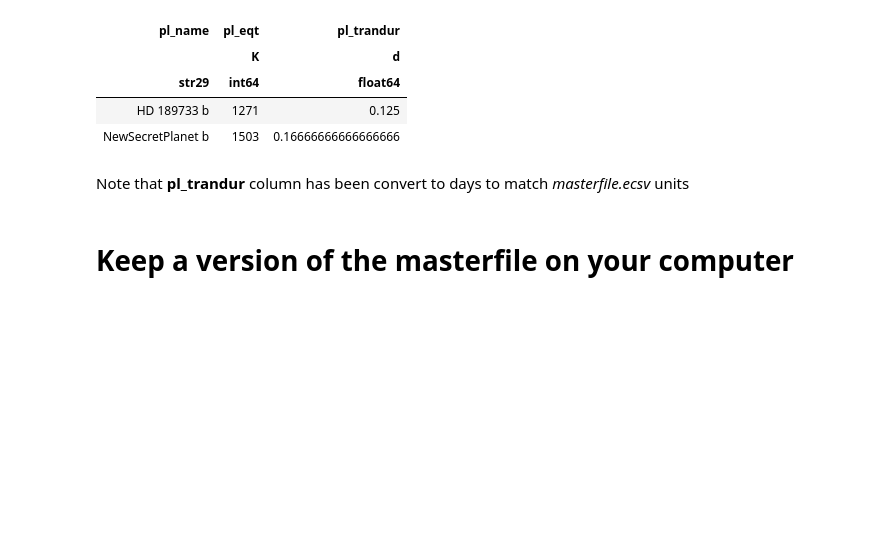
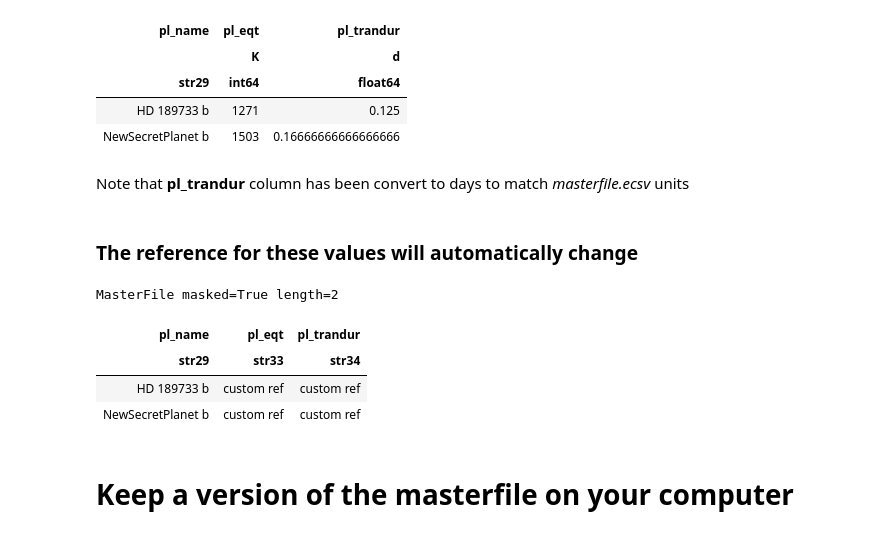
Before and after one commit to AntoineDarveau/exofile, a Jupyter notebook: Example.ipynb, the cells around one changed output. Cells and saved outputs as stored; diff of their text form; code cells hidden in the pictures; blank space fills up the shorter version.

Commit message:
Correct custom reference

```diff
--- a/Example.ipynb
+++ b/Example.ipynb
@@ -130,6 +136,17 @@ MasterFile masked=True length=2
 | NewSecretPlanet b | 1503 | 0.16666666666666666 |
 # %% [markdown]
 Note that __pl_trandur__ column has been convert to days to match _masterfile.ecsv_ units
+# %% [markdown]
+### The reference for these values will automatically change
+# %%
+ref = MasterFile.load_ref()
+ref.by_pl_name('HD 189', 'NewSecret')['pl_name','pl_eqt','pl_trandur']
+# %% [output]
+MasterFile masked=True length=2
+| pl_name | pl_eqt | pl_trandur |
+| str29 | str33 | str34 |
+| HD 189733 b | custom ref | custom ref |
+| NewSecretPlanet b | custom ref | custom ref |
 # %% [markdown]
 # Keep a version of the masterfile on your computer
 # %% [markdown]
```
Also changed, not shown: parts of 8 cells of this notebook, 2 other files.
